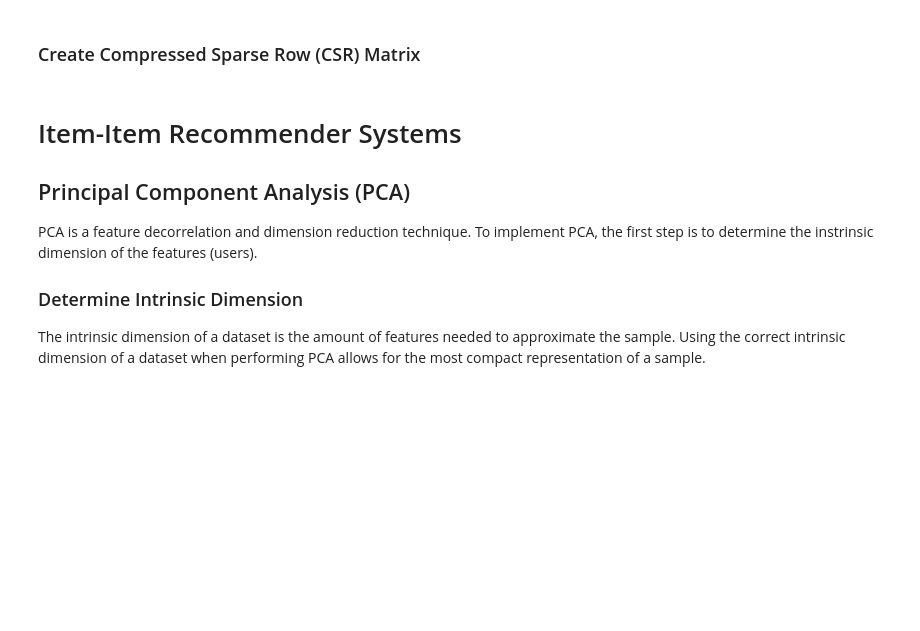
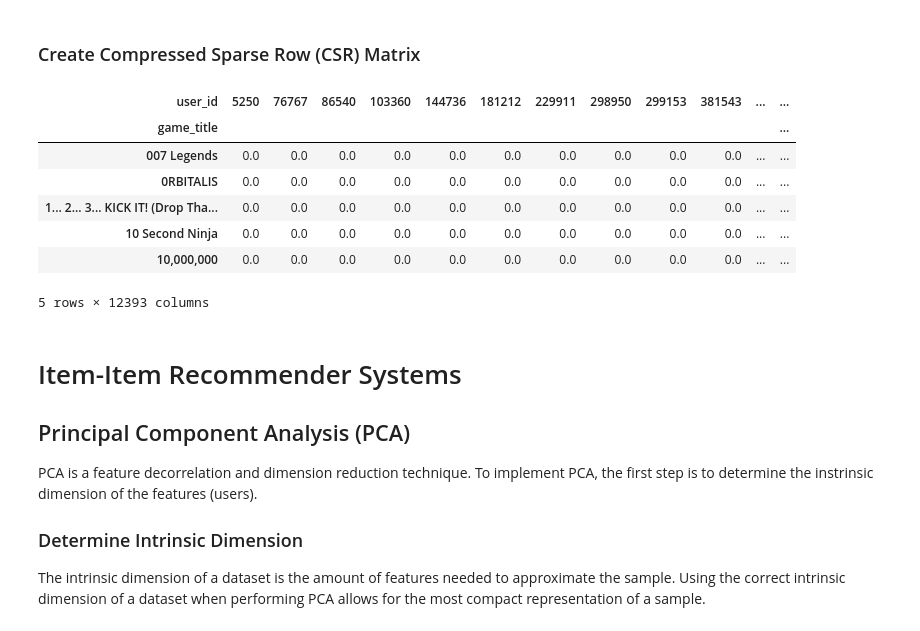
Before and after one commit to mkivenson/Recommender-Systems, a Jupyter notebook: Video Game Recommendations/Video Game Recommendation System.ipynb, the cells around one changed output. Saved outputs shown, nothing was run; the diff lists cells and outputs as text; code cells hidden in the pictures; blank space fills up the shorter version.

```diff
--- a/Video Game Recommendations/Video Game Recommendation System.ipynb
+++ b/Video Game Recommendations/Video Game Recommendation System.ipynb
@@ -73,6 +73,17 @@ user_df.head(n=10)
 matrix = (user_df.pivot(index = 'game_title', columns = 'user_id', values = 'purchased')
                     .fillna(int(0)))
 csr_games = csr_matrix(matrix)
+# %%
+matrix.head()
+# %% [output]
+| user_id | 5250 | 76767 | 86540 | 103360 | 144736 | 181212 | 229911 | 298950 | 299153 | 381543 | ... | ... |
+| game_title |  |  |  |  |  |  |  |  |  |  |  | ... |
+| 007 Legends | 0.0 | 0.0 | 0.0 | 0.0 | 0.0 | 0.0 | 0.0 | 0.0 | 0.0 | 0.0 | ... | ... |
+| 0RBITALIS | 0.0 | 0.0 | 0.0 | 0.0 | 0.0 | 0.0 | 0.0 | 0.0 | 0.0 | 0.0 | ... | ... |
+| 1... 2... 3... KICK IT! (Drop Tha... | 0.0 | 0.0 | 0.0 | 0.0 | 0.0 | 0.0 | 0.0 | 0.0 | 0.0 | 0.0 | ... | ... |
+| 10 Second Ninja | 0.0 | 0.0 | 0.0 | 0.0 | 0.0 | 0.0 | 0.0 | 0.0 | 0.0 | 0.0 | ... | ... |
+| 10,000,000 | 0.0 | 0.0 | 0.0 | 0.0 | 0.0 | 0.0 | 0.0 | 0.0 | 0.0 | 0.0 | ... | ... |
+5 rows × 12393 columns
 # %% [markdown]
 # Item-Item Recommender Systems
 ## Principal Component Analysis (PCA)
```
Also changed, not shown: parts of 2 cells of this notebook, 6 other files.
